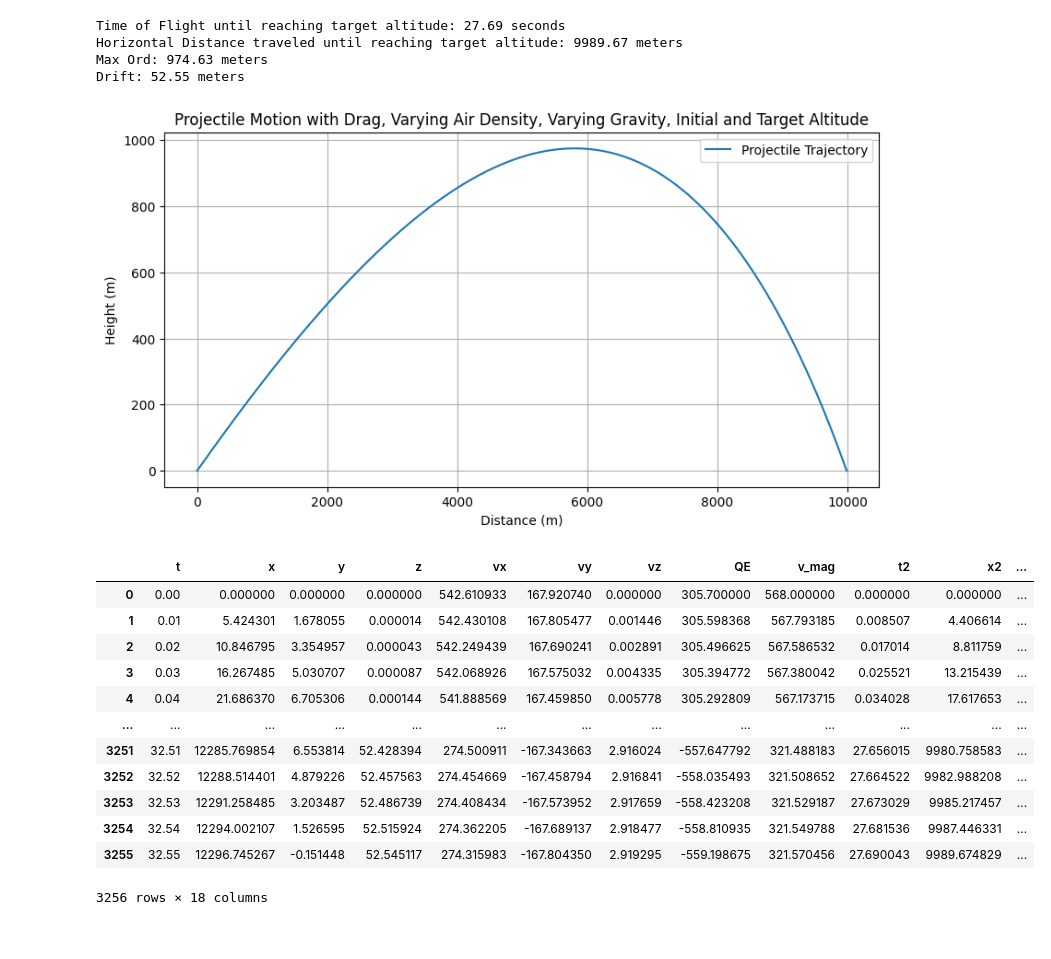
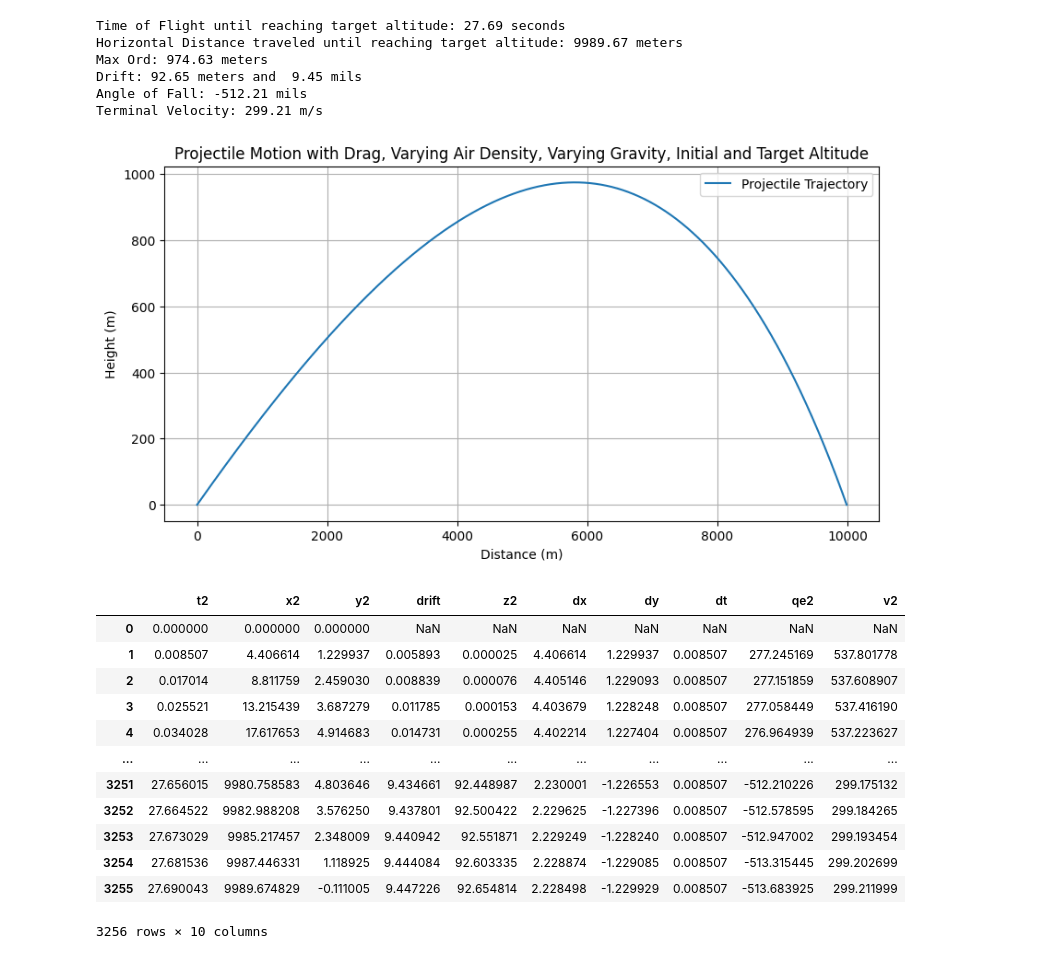
Before and after one commit to harmkenn/Python_Shots_2024, a Jupyter notebook: notebooks/AFATDS/afatds_shot_05.ipynb, the cells around one changed output. Saved outputs shown, nothing was run; the diff lists cells and outputs as text; code cells hidden in the pictures.

```diff
--- a/notebooks/AFATDS/afatds_shot_05.ipynb
+++ b/notebooks/AFATDS/afatds_shot_05.ipynb
@@ -144,57 +144,53 @@ shotdata2 = shotdata
 shotdata2['t2'] = shotdata2['t'] * (v0**2*8.3784685932988*10**-7-0.00120211574427114*v0+1.26318480878614)
 shotdata2['x2'] = shotdata['x'] * (v0**2*1.2984339385335*10**-6-0.00187546325673901*v0+1.45874083097553)
 shotdata2['y2'] = shotdata['y'] * (v0**2*1.2282602669966*10**-6-0.00184705039255366*v0+1.38581268739332)
-shotdata2['drift'] = arctan(shotdata['z']/shotdata['x'])/pi*3200* (v0**2*2.0447751577913*10**-5-0.0294119701879176*v0+12.2795878968585)
+shotdata2['drift'] = arctan(shotdata['z']/shotdata['x'])/pi*3200*(v0**2*2.0447751577913*10**-5-0.0294119701879176*v0+12.2795878968585)
+shotdata2['z2'] = shotdata2['x2']*tan(shotdata2['drift']/3200*pi)
 shotdata2['dx'] =  shotdata2['x2'].diff()
 shotdata2['dy'] =  shotdata2['y2'].diff()
 shotdata2['dt'] =  shotdata2['t2'].diff()
 shotdata2['qe2'] = arctan(shotdata2['dy']/shotdata2['dx'])/pi*3200
 shotdata2['v2'] = sqrt(shotdata2['dy']**2+shotdata2['dx']**2)/shotdata2['dt']
 
-shotdata.to_csv('afatds_shotdata.csv')
-
-
+shotdata2.iloc[:,9:].to_csv('afatds_shotdata.csv')
 
 # Note: The lateral drift is represented in the z-axis, which is not plotted in this 2D graph.
 print(f"Time of Flight until reaching target altitude: {max(shotdata2['t2']):.2f} seconds")
 print(f"Horizontal Distance traveled until reaching target altitude: {max(shotdata2['x2']):.2f} meters")
 print(f"Max Ord: {max(shotdata2['y2']):.2f} meters")
-print(f"Drift: {max(z_vals):.2f} meters")
+print(f"Drift: {max(shotdata2['z2'][-5:]):.2f} meters and  {max(shotdata2['drift'][-5:]):.2f} mils")
+print(f"Angle of Fall: {max(shotdata2['qe2'][-5:]):.2f} mils")
+print(f"Terminal Velocity: {max(shotdata2['v2'][-5:]):.2f} m/s")
 
-aa_dist = max(shotdata2['x2'])
-aa_qe = min(qe)
-aa_v = v_mag[-1]
-aa_maxord = max(shotdata2['y2'])
-aa_drift_Meters = max(z_vals)
-aa_drift_mils = tan(max(z_vals)/final_x)/pi*3200
-aa_tof = max(shotdata2['t2'])
 # Plotting the trajectory
 plt.figure(figsize=(10, 5))
 plt.plot(shotdata2['x2'],shotdata2['y2'], label='Projectile Trajectory')
 plt.title('Projectile Motion with Drag, Varying Air Density, Varying Gravity, Initial and Target Altitude')
 plt.xlabel('Distance (m)')
 plt.ylabel('Height (m)')
 plt.legend()
 plt.grid(True)
 plt.show()
 
-shotdata2
+shotdata2.iloc[:,9:]
 # %% [output]
 Time of Flight until reaching target altitude: 27.69 seconds
 Horizontal Distance traveled until reaching target altitude: 9989.67 meters
 Max Ord: 974.63 meters
-Drift: 52.55 meters
+Drift: 92.65 meters and  9.45 mils
+Angle of Fall: -512.21 mils
+Terminal Velocity: 299.21 m/s
 [figure]
-|  | t | x | y | z | vx | vy | vz | QE | v_mag | t2 | x2 | ... |
-| 0 | 0.00 | 0.000000 | 0.000000 | 0.000000 | 542.610933 | 167.920740 | 0.000000 | 305.700000 | 568.000000 | 0.000000 | 0.000000 | ... |
-| 1 | 0.01 | 5.424301 | 1.678055 | 0.000014 | 542.430108 | 167.805477 | 0.001446 | 305.598368 | 567.793185 | 0.008507 | 4.406614 | ... |
-| 2 | 0.02 | 10.846795 | 3.354957 | 0.000043 | 542.249439 | 167.690241 | 0.002891 | 305.496625 | 567.586532 | 0.017014 | 8.811759 | ... |
-| 3 | 0.03 | 16.267485 | 5.030707 | 0.000087 | 542.068926 | 167.575032 | 0.004335 | 305.394772 | 567.380042 | 0.025521 | 13.215439 | ... |
-| 4 | 0.04 | 21.686370 | 6.705306 | 0.000144 | 541.888569 | 167.459850 | 0.005778 | 305.292809 | 567.173715 | 0.034028 | 17.617653 | ... |
-| ... | ... | ... | ... | ... | ... | ... | ... | ... | ... | ... | ... | ... |
-| 3251 | 32.51 | 12285.769854 | 6.553814 | 52.428394 | 274.500911 | -167.343663 | 2.916024 | -557.647792 | 321.488183 | 27.656015 | 9980.758583 | ... |
-| 3252 | 32.52 | 12288.514401 | 4.879226 | 52.457563 | 274.454669 | -167.458794 | 2.916841 | -558.035493 | 321.508652 | 27.664522 | 9982.988208 | ... |
-| 3253 | 32.53 | 12291.258485 | 3.203487 | 52.486739 | 274.408434 | -167.573952 | 2.917659 | -558.423208 | 321.529187 | 27.673029 | 9985.217457 | ... |
-| 3254 | 32.54 | 12294.002107 | 1.526595 | 52.515924 | 274.362205 | -167.689137 | 2.918477 | -558.810935 | 321.549788 | 27.681536 | 9987.446331 | ... |
-| 3255 | 32.55 | 12296.745267 | -0.151448 | 52.545117 | 274.315983 | -167.804350 | 2.919295 | -559.198675 | 321.570456 | 27.690043 | 9989.674829 | ... |
+|  | t2 | x2 | y2 | drift | z2 | dx | dy | dt | qe2 | v2 |
+| 0 | 0.000000 | 0.000000 | 0.000000 | NaN | NaN | NaN | NaN | NaN | NaN | NaN |
+| 1 | 0.008507 | 4.406614 | 1.229937 | 0.005893 | 0.000025 | 4.406614 | 1.229937 | 0.008507 | 277.245169 | 537.801778 |
+| 2 | 0.017014 | 8.811759 | 2.459030 | 0.008839 | 0.000076 | 4.405146 | 1.229093 | 0.008507 | 277.151859 | 537.608907 |
+| 3 | 0.025521 | 13.215439 | 3.687279 | 0.011785 | 0.000153 | 4.403679 | 1.228248 | 0.008507 | 277.058449 | 537.416190 |
+| 4 | 0.034028 | 17.617653 | 4.914683 | 0.014731 | 0.000255 | 4.402214 | 1.227404 | 0.008507 | 276.964939 | 537.223627 |
+| ... | ... | ... | ... | ... | ... | ... | ... | ... | ... | ... |
+| 3251 | 27.656015 | 9980.758583 | 4.803646 | 9.434661 | 92.448987 | 2.230001 | -1.226553 | 0.008507 | -512.210226 | 299.175132 |
+| 3252 | 27.664522 | 9982.988208 | 3.576250 | 9.437801 | 92.500422 | 2.229625 | -1.227396 | 0.008507 | -512.578595 | 299.184265 |
+| 3253 | 27.673029 | 9985.217457 | 2.348009 | 9.440942 | 92.551871 | 2.229249 | -1.228240 | 0.008507 | -512.947002 | 299.193454 |
+| 3254 | 27.681536 | 9987.446331 | 1.118925 | 9.444084 | 92.603335 | 2.228874 | -1.229085 | 0.008507 | -513.315445 | 299.202699 |
+| 3255 | 27.690043 | 9989.674829 | -0.111005 | 9.447226 | 92.654814 | 2.228498 | -1.229929 | 0.008507 | -513.683925 | 299.211999 |
-3256 rows × 18 columns
+3256 rows × 10 columns
```
Also changed, not shown: 1 other file.
